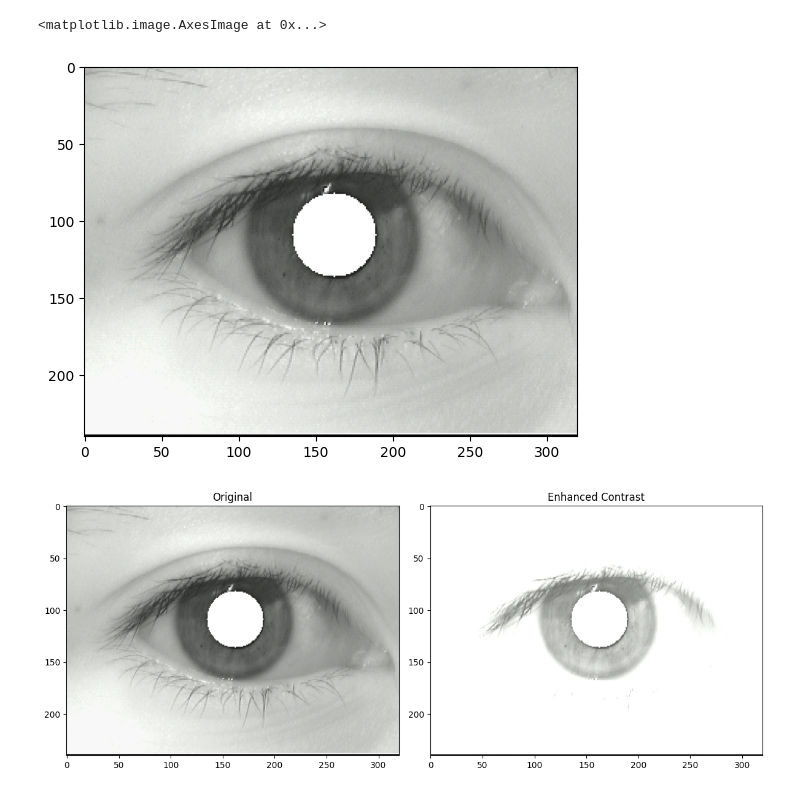
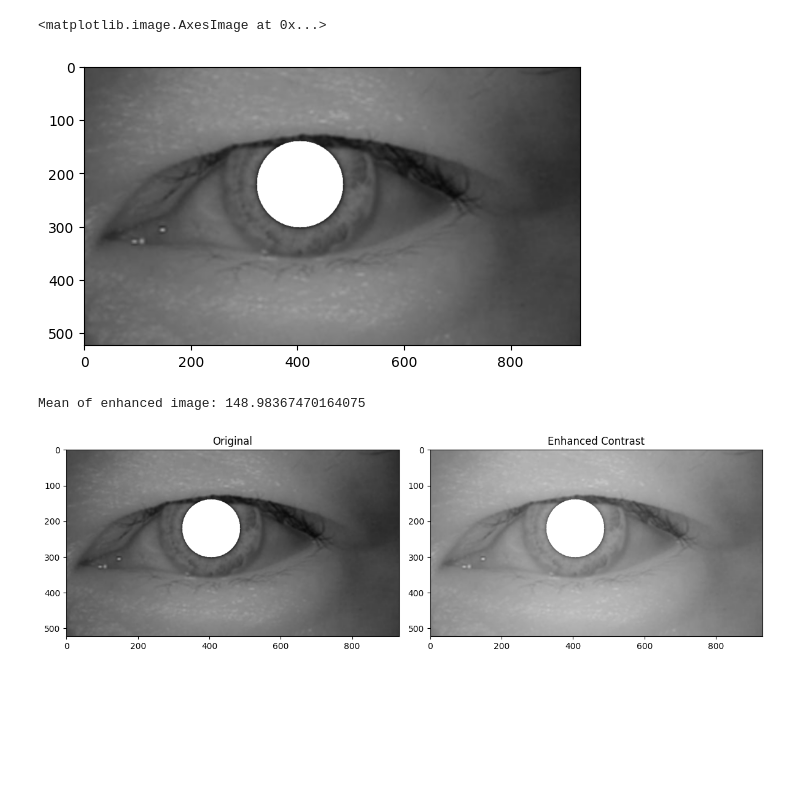
Before and after one commit to Iwaniukooo11/Biometric-Iris-Recognition, a Jupyter notebook: initial_test.ipynb, the cells around one changed output. Drawn from its saved outputs; the diff is of its cells as text; code cells hidden in the pictures; blank space fills up the shorter version.

```diff
--- a/initial_test.ipynb
+++ b/initial_test.ipynb
@@ -3,9 +3,15 @@ import cv2
 import numpy as np
 import matplotlib.pyplot as plt
 # %%
-path = 'img/zulaikahr2.bmp'
+# path = 'img/zulaikahr2.bmp'
 # # path = 'IMG_026_L_4.jpg'
 # path='img/chuj.png'
+# path='data/006/S6006S04.jpg'
+# path='data/005/S6005S01.jpg'
+# path='data/022/S6022S01.jpg'
+# path='img/img2.png'
+path='img/img13.png'
+
 # path='img/menel.jpg'
 
 # path = 'zulaikahr2.bmp'
@@ -115,6 +121,7 @@ for j in range(horizontal_center, -1, -1):
         h_min = j
         break
 
+v_max,v_min,h_max,h_min = 0,1000,0,1000
 # Another way to calculate radius - find v_max, v_min, h_max, h_min of the distribution
 vertical_max_freq = vertical_projection[vertical_center]
 horizonal_max_freq = horizontal_projection[horizontal_center]
@@ -173,29 +180,45 @@ img_with_pupil[mask > 0] = 255
 plt.imshow(img_with_pupil)
 # %% [output]
 <matplotlib.image.AxesImage at 0x...>
-[figure, old version]
+[figure, new version]
 # %%
 # Make dark pixels darker and light pixels lighter in img_with_pupil
 # Method 1: Using cv2.convertScaleAbs() for contrast enhancement
 alpha = 1.5  # Contrast control (1.0-3.0)
 beta = 50     # Brightness control (0-100)
-enhanced_img = cv2.convertScaleAbs(img_with_pupil, alpha=alpha, beta=beta)
+# enhanced_img = cv2.convertScaleAbs(img_with_pupil, alpha=alpha, beta=beta)
+#enhanced_img as gamma correction
 
+#subtract mean
+mean = np.mean(img_with_pupil)
+enhanced_img = img_with_pupil.astype(np.float32) - mean + 128
+
+# Clip values to the valid range [0, 255]
+enhanced_img = np.clip(enhanced_img, 0, 255).astype(np.uint8)
+
+# print mean enganced image
+
+gamma = 0.75
+enhanced_img = np.power(enhanced_img / 255.0, gamma) * 255
+enhanced_img = np.clip(enhanced_img, 0, 255).astype(np.uint8)
+print(f'Mean of enhanced image: {np.mean(enhanced_img)}')
+mean_value = np.mean(enhanced_img)
 # Alternative Method 2: Using histogram equalization for better contrast
 # enhanced_img = cv2.equalizeHist(img_with_pupil)
 # Note: equalizeHist works only on grayscale images
-
+# enhanced_img=img_with_pupil
 plt.figure(figsize=(12, 6))
 plt.subplot(1, 2, 1)
 plt.title("Original")
 plt.imshow(img_with_pupil, cmap='gray')
 plt.subplot(1, 2, 2)
 plt.title("Enhanced Contrast")
 plt.imshow(enhanced_img, cmap='gray')
 plt.tight_layout()
 plt.show()
 # %% [output]
+Mean of enhanced image: 148.98367470164075
-[figure, old version]
+[figure, new version]
 # %%
 # enhanced_img[int(vertical_center), int(horizontal_center - 1.1 * radius):int(horizontal_center + 1.1 * radius)]=255
 # %%
```
Also changed, not shown: parts of 16 cells of this notebook, 4 other files.
